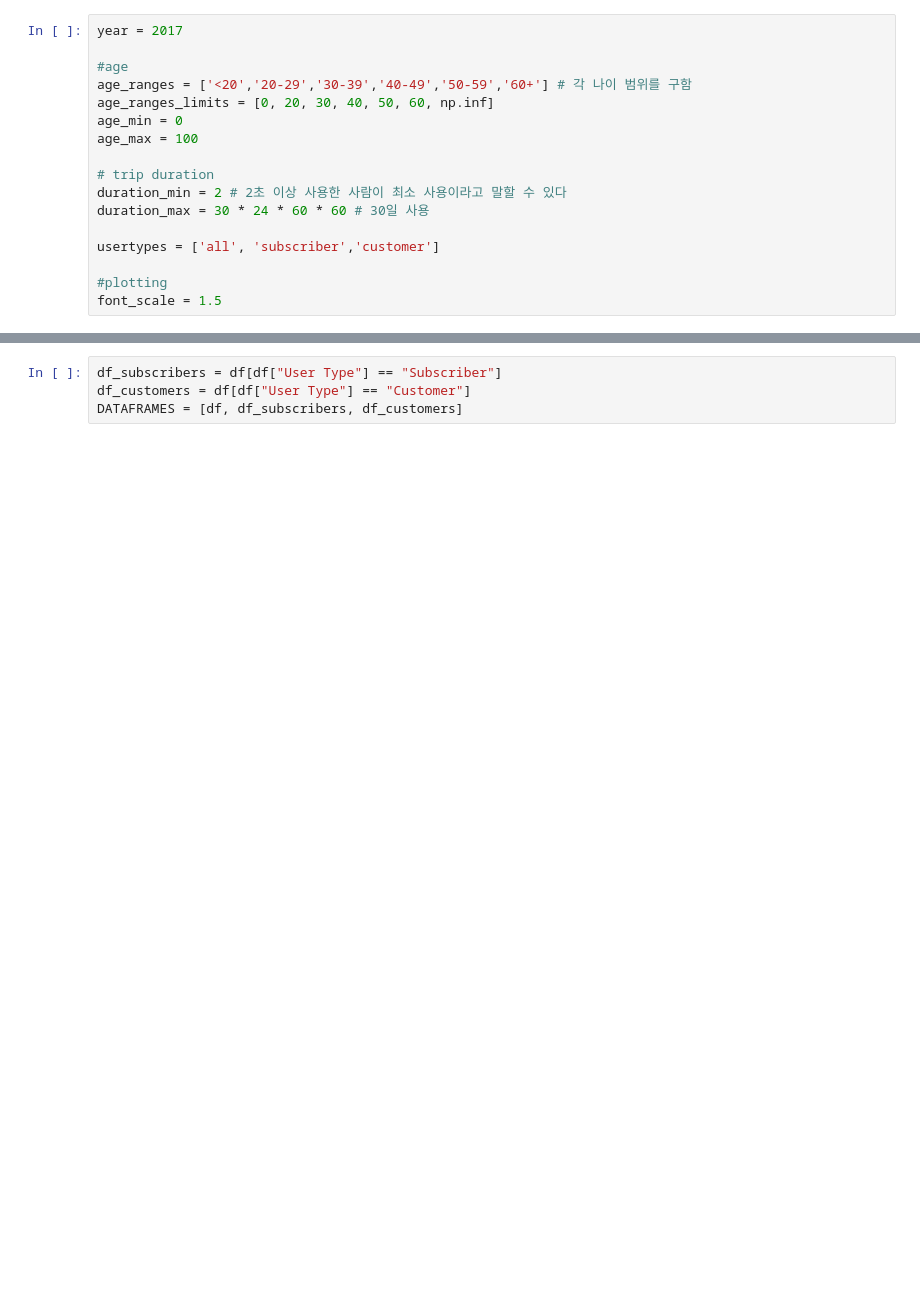
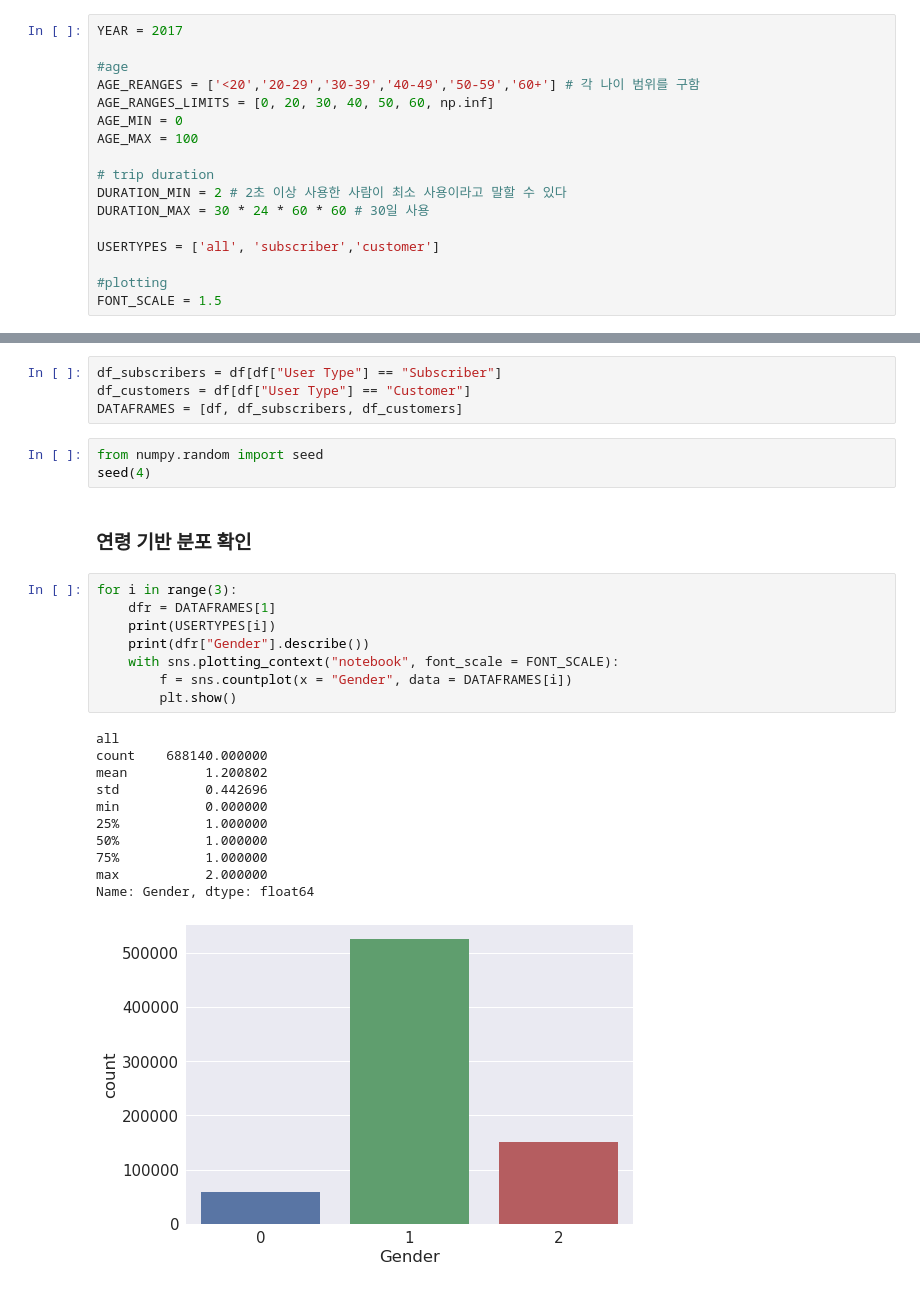
Before and after one commit to jinseriouspark/competition, a Jupyter notebook: newyork bike/newyork_bike_code_review.ipynb, the cells around one changed output, grey strips where cells are left out. Saved outputs shown, nothing was run; the diff lists cells and outputs as text; blank space fills up the shorter version.

```diff
--- a/newyork bike/newyork_bike_code_review.ipynb
+++ b/newyork bike/newyork_bike_code_review.ipynb
@@ -31,22 +31,22 @@ df.head()
 # %% [markdown]
 ## parameter
 # %%
-year = 2017
+YEAR = 2017
 
 #age
-age_ranges = ['<20','20-29','30-39','40-49','50-59','60+'] # 각 나이 범위를 구함
-age_ranges_limits = [0, 20, 30, 40, 50, 60, np.inf]
-age_min = 0
-age_max = 100
+AGE_REANGES = ['<20','20-29','30-39','40-49','50-59','60+'] # 각 나이 범위를 구함
+AGE_RANGES_LIMITS = [0, 20, 30, 40, 50, 60, np.inf]
+AGE_MIN = 0
+AGE_MAX = 100
 
 # trip duration
-duration_min = 2 # 2초 이상 사용한 사람이 최소 사용이라고 말할 수 있다
-duration_max = 30 * 24 * 60 * 60 # 30일 사용
+DURATION_MIN = 2 # 2초 이상 사용한 사람이 최소 사용이라고 말할 수 있다
+DURATION_MAX = 30 * 24 * 60 * 60 # 30일 사용
 
-usertypes = ['all', 'subscriber','customer']
+USERTYPES = ['all', 'subscriber','customer']
 
 #plotting
-font_scale = 1.5
+FONT_SCALE = 1.5
 # %% [markdown]
 ## data validation
 # %% [markdown]
@@ -101,3 +130,28 @@ df.loc[df["duplicate"] == True, "ignore_reason"] += "duplicate; "
 df_subscribers = df[df["User Type"] == "Subscriber"]
 df_customers = df[df["User Type"] == "Customer"]
 DATAFRAMES = [df, df_subscribers, df_customers]
+# %%
+from numpy.random import seed
+seed(4)
+# %% [markdown]
+### 연령 기반 분포 확인
+# %%
+for i in range(3):
+    dfr = DATAFRAMES[1]
+    print(USERTYPES[i])
+    print(dfr["Gender"].describe())
+    with sns.plotting_context("notebook", font_scale = FONT_SCALE):
+        f = sns.countplot(x = "Gender", data = DATAFRAMES[i])
+        plt.show()
+# %% [output]
+all
+count    688140.000000
+mean          1.200802
+std           0.442696
+min           0.000000
+25%           1.000000
+50%           1.000000
+75%           1.000000
+max           2.000000
+Name: Gender, dtype: float64
+[figure, added]
```
Also changed, not shown: parts of 8 cells of this notebook.
